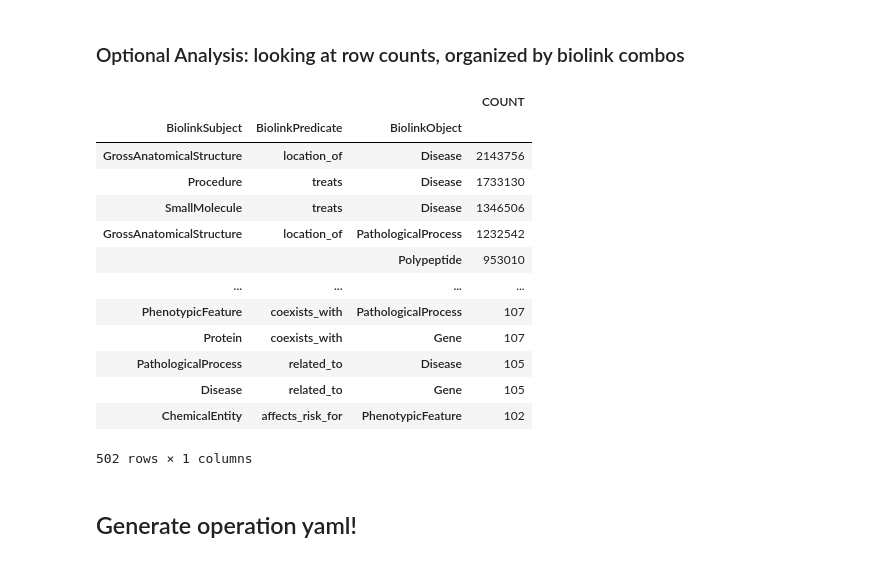
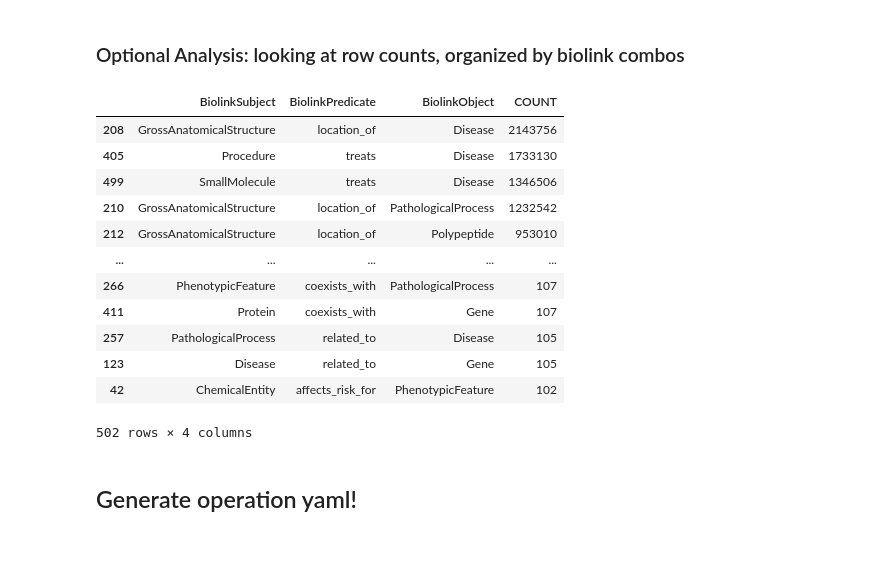
Before and after one commit to NCATS-Tangerine/translator-api-registry, a Jupyter notebook: semmeddb/AutoGen_SEMMEDDB.ipynb, the cells around one changed output. Drawn from its saved outputs; the diff is of its cells as text; code cells hidden in the pictures.

```diff
--- a/semmeddb/AutoGen_SEMMEDDB.ipynb
+++ b/semmeddb/AutoGen_SEMMEDDB.ipynb
@@ -985,26 +985,26 @@ biolink_counting = biolink_counting.groupby(
 #                          "OriginalSubject": lambda x: set(x),
 #                          "OriginalPredicate": lambda x: set(x),
 #                          "OriginalObject": lambda x: set(x)
-
-
-biolink_counting.sort_values(by='COUNT', ascending=False, inplace = True)
-
-biolink_counting
-# %% [output]
-|  |  |  | COUNT |
-| BiolinkSubject | BiolinkPredicate | BiolinkObject |  |
-| GrossAnatomicalStructure | location_of | Disease | 2143756 |
-| Procedure | treats | Disease | 1733130 |
-| SmallMolecule | treats | Disease | 1346506 |
-| GrossAnatomicalStructure | location_of | PathologicalProcess | 1232542 |
-|  |  | Polypeptide | 953010 |
-| ... | ... | ... | ... |
-| PhenotypicFeature | coexists_with | PathologicalProcess | 107 |
-| Protein | coexists_with | Gene | 107 |
-| PathologicalProcess | related_to | Disease | 105 |
-| Disease | related_to | Gene | 105 |
-| ChemicalEntity | affects_risk_for | PhenotypicFeature | 102 |
-502 rows × 1 columns
+# %%
+biolink_counting.reset_index(inplace = True)
+
+biolink_counting.sort_values(by='COUNT', ascending=False, inplace = True)
+
+biolink_counting
+# %% [output]
+|  | BiolinkSubject | BiolinkPredicate | BiolinkObject | COUNT |
+| 208 | GrossAnatomicalStructure | location_of | Disease | 2143756 |
+| 405 | Procedure | treats | Disease | 1733130 |
+| 499 | SmallMolecule | treats | Disease | 1346506 |
+| 210 | GrossAnatomicalStructure | location_of | PathologicalProcess | 1232542 |
+| 212 | GrossAnatomicalStructure | location_of | Polypeptide | 953010 |
+| ... | ... | ... | ... | ... |
+| 266 | PhenotypicFeature | coexists_with | PathologicalProcess | 107 |
+| 411 | Protein | coexists_with | Gene | 107 |
+| 257 | PathologicalProcess | related_to | Disease | 105 |
+| 123 | Disease | related_to | Gene | 105 |
+| 42 | ChemicalEntity | affects_risk_for | PhenotypicFeature | 102 |
+502 rows × 4 columns
 # %% [markdown]
 ## Generate operation yaml!
 # %% [markdown]
```
Also changed, not shown: parts of 1 cell of this notebook.
